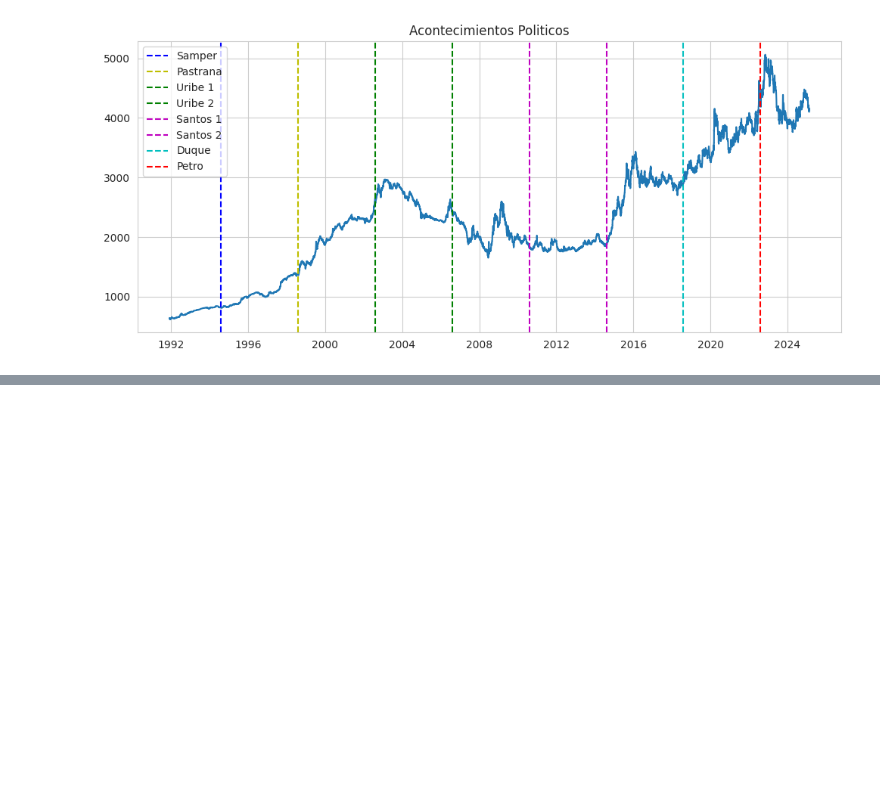
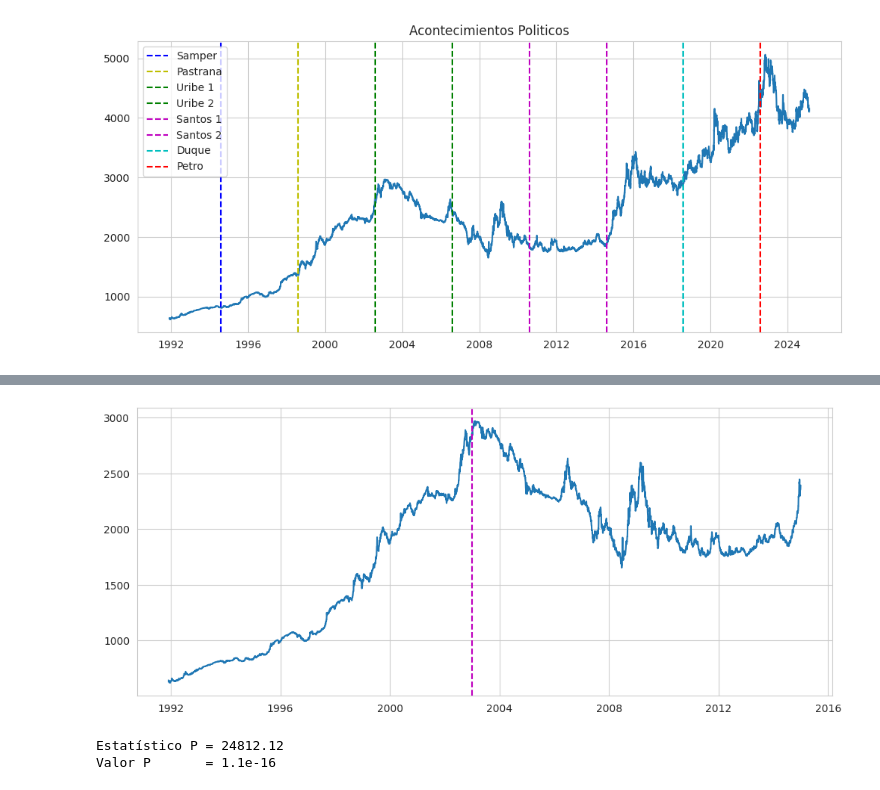
Before and after one commit to sergiolaverde0/fp_sub_IA, a Jupyter notebook: Trabajo_final_JARR_JAJE_SAL.ipynb, the cells around one changed output, grey strips where cells are left out. Saved outputs shown, nothing was run; the diff lists cells and outputs as text; code cells hidden in the pictures; blank space fills up the shorter version.

```diff
--- a/Trabajo_final_JARR_JAJE_SAL.ipynb
+++ b/Trabajo_final_JARR_JAJE_SAL.ipynb
@@ -255,0 +279,20 @@ plt.show();
+# %%
+hip1 = data.loc[:"2014-12-31",["VALOR"]]
+hip1.loc[:,"POSICION"] = np.arange(1, hip1.shape[0]+1)
+sns.set_style("whitegrid")
+plt.figure(figsize=(12, 5))
+sns.lineplot(
+    #label = 'TRM 1991-2024',
+    y = hip1['VALOR'],
+    x = hip1.index
+).set(xlabel = None, ylabel = None)
+plt.axvline(x=pd.Timestamp("2003-01-01"), color="m", linestyle="--", label="Fin Devaluación COP");
+# %% [output]
+[figure, added]
+# %%
+pos1 = hip1.loc["2003-01-01", "POSICION"].item()
+result = ChowTest.chow_test(data=hip1, breakpoint=int(pos1), dependent_var="VALOR", independent_vars=["POSICION"])
+print(f"Estatístico P = {result['Chow Test Statistic']:.2f}\nValor P       = {result['P-value']:.2g}")
+# %% [output]
+Estatístico P = 24812.12
+Valor P       = 1.1e-16
```
Also changed, not shown: parts of 12 cells of this notebook.
